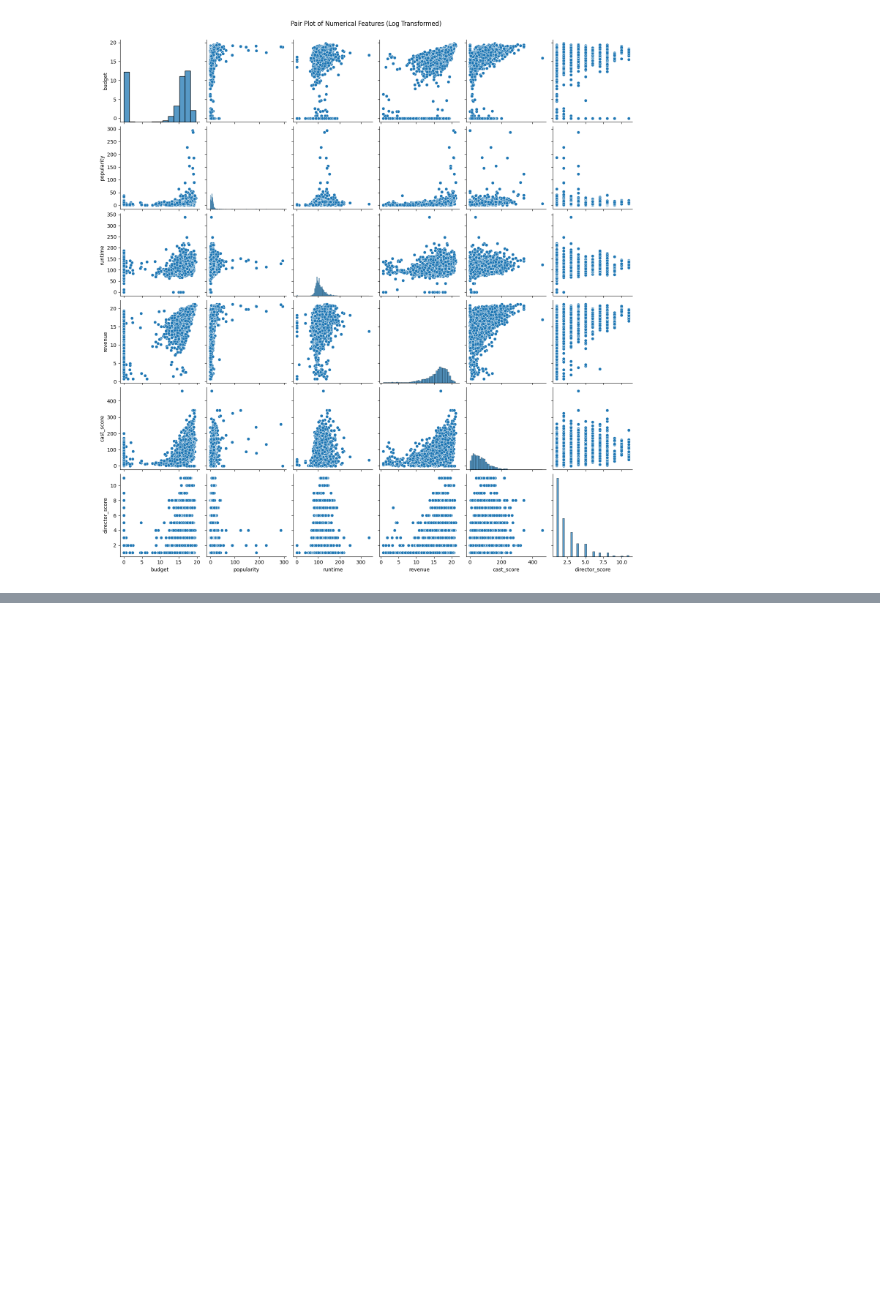
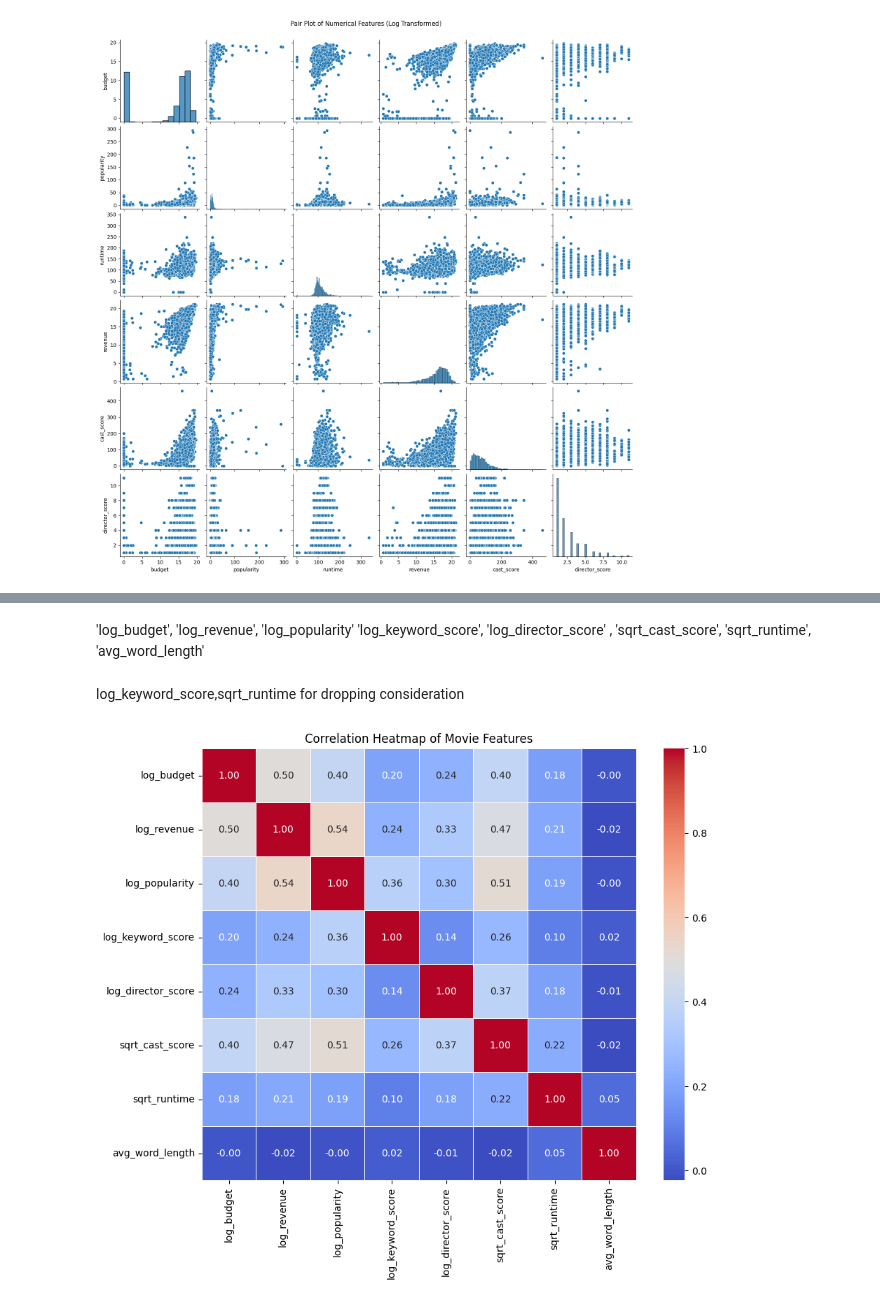
Before and after one commit to abinash128648/tmdb-box-office-prediction, a Jupyter notebook: movie-revenue-predicton.ipynb, the cells around one changed output, grey strips where cells are left out. Drawn from its saved outputs; the diff is of its cells as text; code cells hidden in the pictures; blank space fills up the shorter version.

```diff
--- a/movie-revenue-predicton.ipynb
+++ b/movie-revenue-predicton.ipynb
@@ -411,0 +432,9 @@ plt.show()
+# %%
+df['log_budget'] = np.log1p(df['budget'])
+df['log_revenue'] = np.log1p(df['revenue'])
+df['log_popularity'] = np.log1p(df['popularity'])
+df['log_keyword_score'] = np.log1p(df['keyword_score'])
+df['log_director_score'] = np.log1p(df['director_score'])
+# %%
+df['sqrt_cast_score'] = np.sqrt(df['cast_score'])
+df['sqrt_runtime'] = np.sqrt(df['runtime'])
@@ -411,0 +454,27 @@ plt.show()
+# %%
+drop_col=['budget','revenue','popularity','keyword_score','cast_score','runtime']
+df.drop(columns=drop_col,inplace=True)
+# %%
+df['avg_word_length'] = df['overview_length'] / df['overview_word_count']
+df = df.drop(columns=['overview_length', 'overview_word_count'])
+# %% [markdown]
+'log_budget',	'log_revenue',	'log_popularity'	'log_keyword_score',	'log_director_score' , 'sqrt_cast_score',	'sqrt_runtime',  'avg_word_length'
+# %% [markdown]
+log_keyword_score,sqrt_runtime for dropping consideration
+# %%
+cols = [
+    'log_budget', 'log_revenue', 'log_popularity',
+    'log_keyword_score', 'log_director_score',
+    'sqrt_cast_score', 'sqrt_runtime', 'avg_word_length'
+]
+
+# Compute correlation matrix
+corr_matrix = df[cols].corr()
+
+# Plot heatmap
+plt.figure(figsize=(10,8))
+sns.heatmap(corr_matrix, annot=True, cmap='coolwarm', fmt=".2f", linewidths=0.5)
+plt.title("Correlation Heatmap of Movie Features")
+plt.show()
+# %% [output]
+[figure, added]
```
Also changed, not shown: parts of 8 cells of this notebook.
